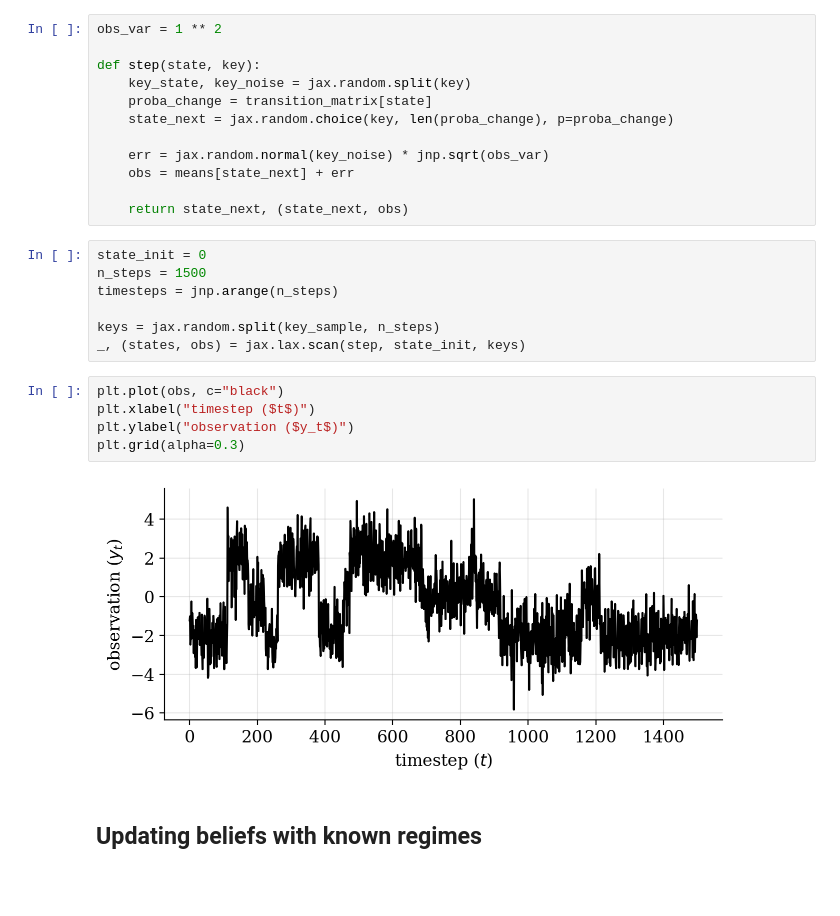
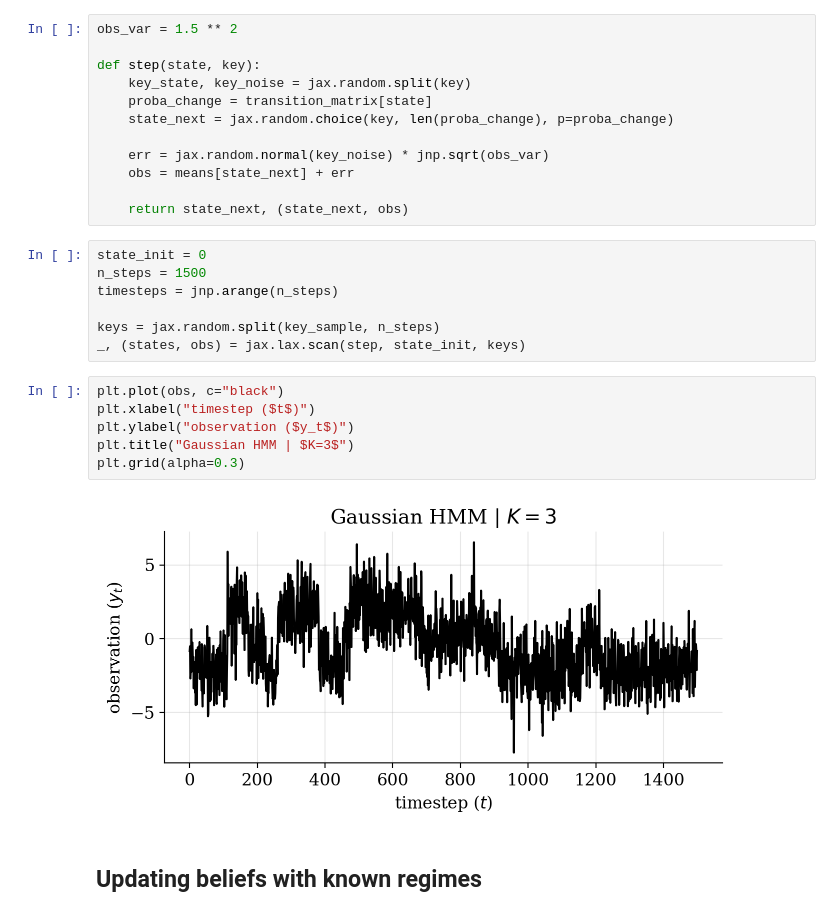
Before and after one commit to gerdm/bayes, a Jupyter notebook: online-hmm.ipynb, the cells around one changed output. Cells and saved outputs as stored; diff of their text form; blank space fills up the shorter version.

```diff
--- a/online-hmm.ipynb
+++ b/online-hmm.ipynb
@@ -48,7 +48,7 @@ Array([[0.99 , 0.005, 0.005],
        [0.005, 0.99 , 0.005],
        [0.005, 0.005, 0.99 ]], dtype=float32)
 # %%
-obs_var = 1 ** 2
+obs_var = 1.5 ** 2
 
 def step(state, key):
     key_state, key_noise = jax.random.split(key)
@@ -69,10 +69,11 @@ _, (states, obs) = jax.lax.scan(step, state_init, keys)
 # %%
 plt.plot(obs, c="black")
 plt.xlabel("timestep ($t$)")
 plt.ylabel("observation ($y_t$)")
+plt.title("Gaussian HMM | $K=3$")
 plt.grid(alpha=0.3)
 # %% [output]
-[figure, old version]
+[figure, new version]
 # %% [markdown]
 ## Updating beliefs with known regimes
 # %%
```
Also changed, not shown: parts of 33 cells of this notebook.
